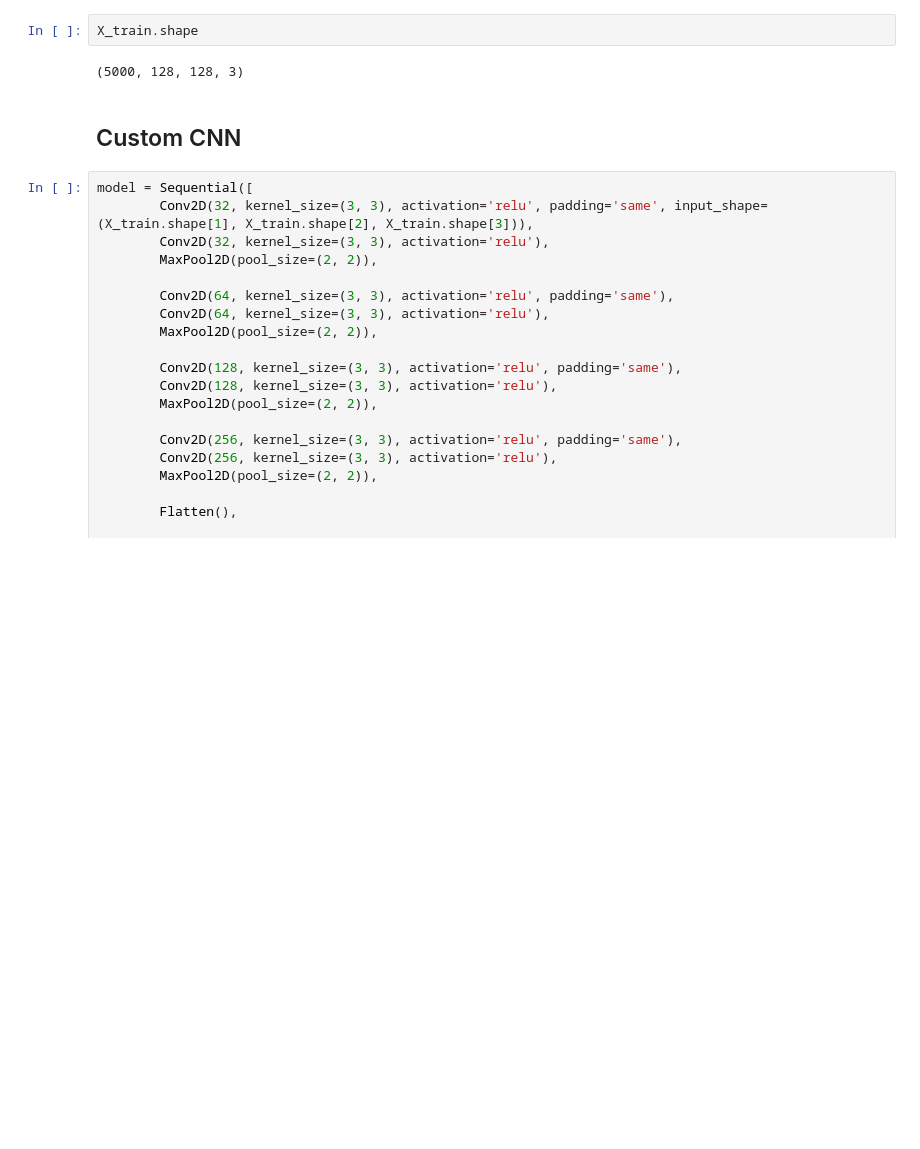
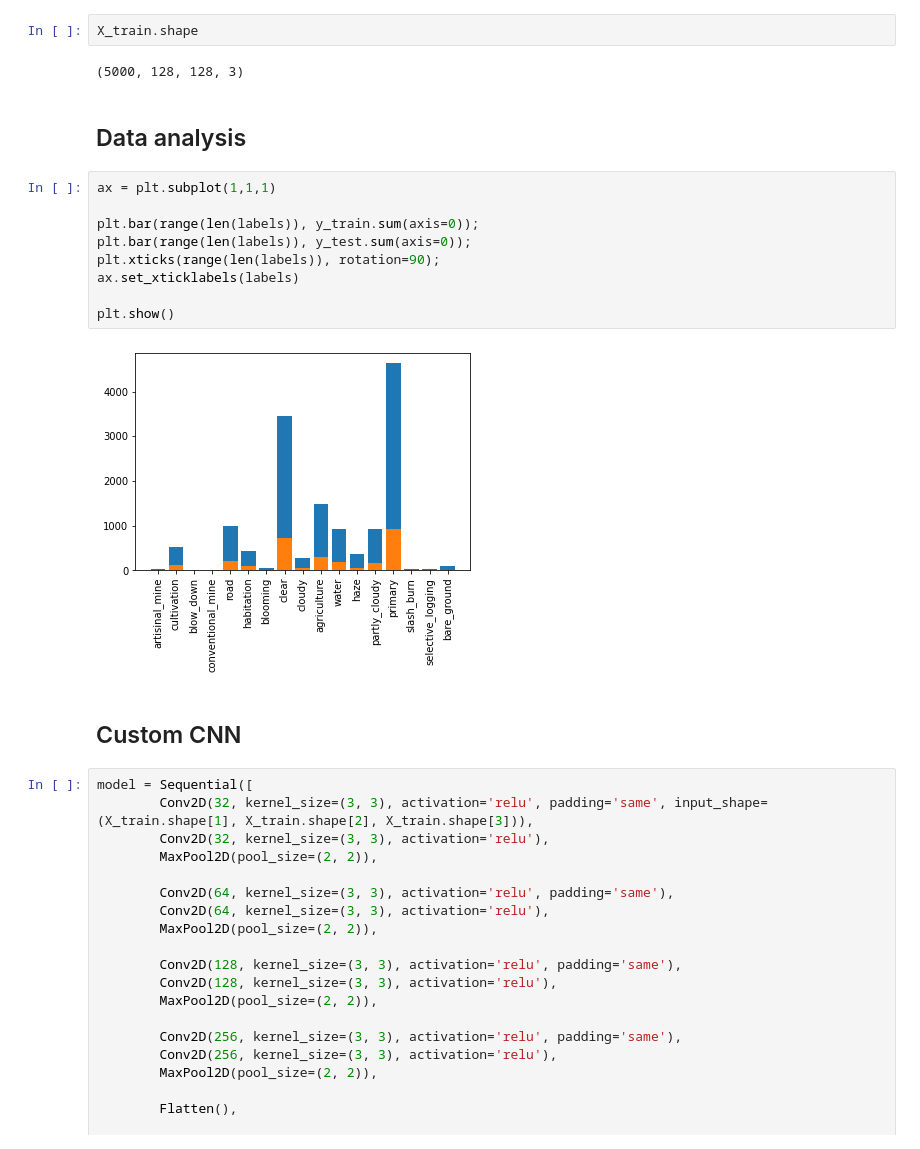
Before and after one commit to JakubStanczak/Amazon_forest_classification, a Jupyter notebook: Amazon_forest.ipynb, the cells around one changed output. Saved outputs shown, nothing was run; the diff lists cells and outputs as text; blank space fills up the shorter version.

```diff
--- a/Amazon_forest.ipynb
+++ b/Amazon_forest.ipynb
@@ -151,6 +155,19 @@ plt.show()
 X_train.shape
 # %% [output]
 (5000, 128, 128, 3)
+# %% [markdown]
+## Data analysis
+# %%
+ax = plt.subplot(1,1,1)
+
+plt.bar(range(len(labels)), y_train.sum(axis=0));
+plt.bar(range(len(labels)), y_test.sum(axis=0));
+plt.xticks(range(len(labels)), rotation=90);
+ax.set_xticklabels(labels)
+
+plt.show()
+# %% [output]
+[figure, added]
 # %% [markdown]
 ## Custom CNN
 # %%
```
Also changed, not shown: parts of 13 cells of this notebook.
